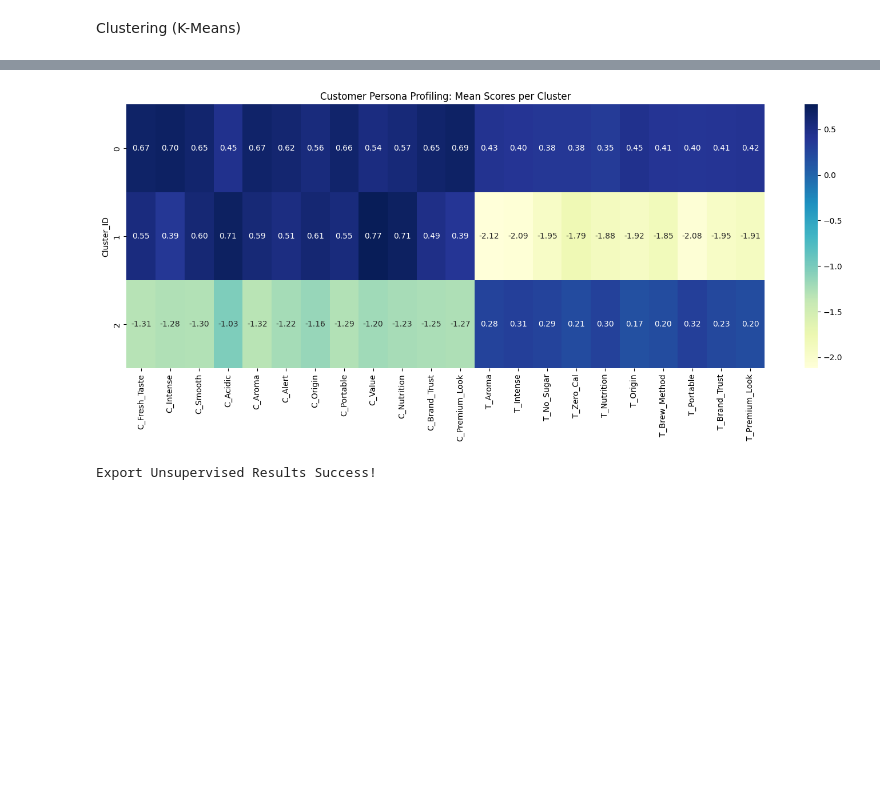
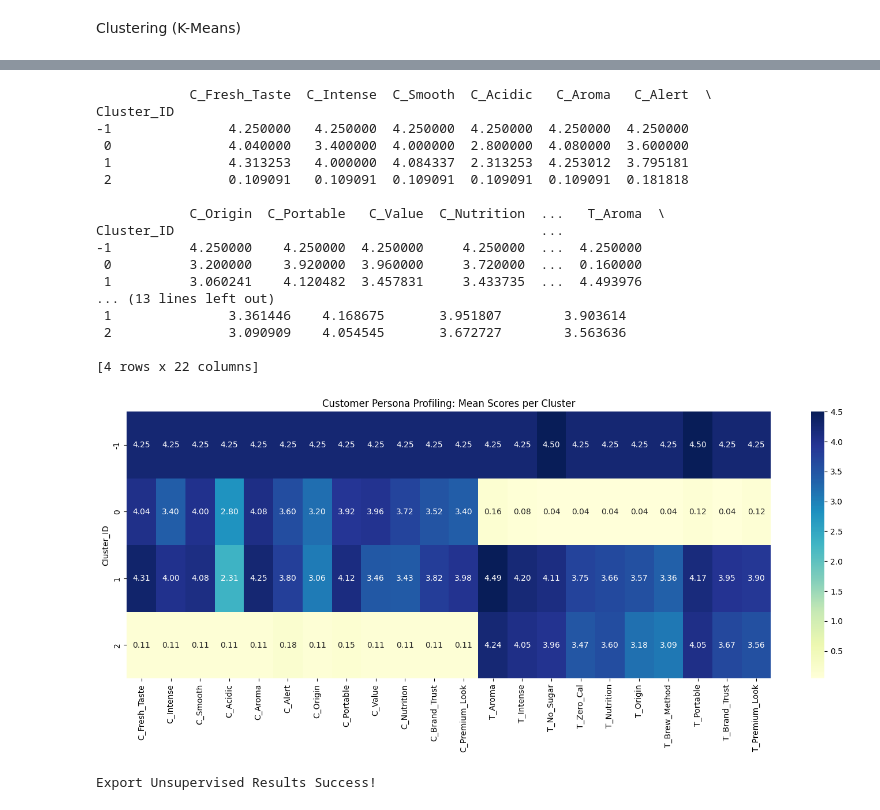
Before and after one commit to Kawiniee/Final_Project_4, a Jupyter notebook: unsupervised.ipynb, the cells around one changed output, grey strips where cells are left out. Drawn from its saved outputs; the diff is of its cells as text; code cells hidden in the pictures; blank space fills up the shorter version.

```diff
--- a/unsupervised.ipynb
+++ b/unsupervised.ipynb
@@ -8,5 +8,6 @@ import matplotlib.pyplot as plt
 # %% [markdown]
 Import Data
 # %%
-data = pd.read_csv('Unsupervised.csv')
+data = pd.read_csv('for_unsupervised.csv')
 data = data.drop(['C_Occasion', 'T_Occasion'], axis=1)
+data.shape
@@ -142,0 +137,21 @@ data_for_clustering = data_scaled[data_scaled['is_anomaly'] == 0].drop(columns=[
+# %%
+from sklearn.preprocessing import StandardScaler
+
+# 1. แยกคอลัมน์ที่ไม่ต้องการสเกลออกมาเก็บไว้ก่อน
+is_anomaly_col = data['is_anomaly']
+
+# 2. เลือกเฉพาะคอลัมน์ที่เป็น Feature (ตัวเลข 1-5) มาสเกล
+# โดยการ drop คอลัมน์ที่เราไม่ต้องการสเกลออก
+features_to_scale = data.drop(columns=['is_anomaly'])
+
+# 3. ทำการ Scaling
+scaler = StandardScaler()
+scaled_array = scaler.fit_transform(features_to_scale)
+
+# 4. สร้าง DataFrame ใหม่จากค่าที่สเกลแล้ว
+data_scaled = pd.DataFrame(scaled_array, columns=features_to_scale.columns, index=data.index)
+
+# 5. เอาคอลัมน์ที่แยกไว้ตอนแรก กลับไปแปะคืน
+data_scaled['is_anomaly'] = is_anomaly_col
+
+data_scaled.head()
@@ -146,11 +242,12 @@ Elbow Method for KMeans
 from sklearn.cluster import KMeans
 import matplotlib.pyplot as plt
 
+data_clustering = data_scaled[data_scaled['is_anomaly'] == 0].drop(columns=['is_anomaly'])
 # ใช้ data_for_clustering ที่เตรียมไว้
 wcss = []
 for i in range(1, 11):
     kmeans = KMeans(n_clusters=i, init='k-means++', random_state=42)
-    kmeans.fit(data_for_clustering)
+    kmeans.fit(data_clustering)
     wcss.append(kmeans.inertia_)
 
 # พล็อตกราฟ Elbow
@@ -167,10 +264,12 @@ Clustering (K-Means)
 # %%
 # Fit KMeans ด้วยข้อมูลที่ไม่มี Anomaly
 kmeans = KMeans(n_clusters=3, init='k-means++', random_state=42)
-kmeans.fit(data_for_clustering)
+kmeans.fit(data_clustering)
+clusters = kmeans.predict(data_clustering)
+# Predict และเก็บค่าลงใน data_scaled
+data_scaled['Cluster_ID'] = -1
 
-# Predict และเก็บค่าลงใน data_scaled
-data_scaled['Cluster_ID'] = kmeans.predict(data_scaled.drop(columns=['is_anomaly']))
+data_scaled.loc[data_scaled['is_anomaly'] == 0, 'Cluster_ID'] = clusters
 
 # ตรวจสอบผล
 print(data_scaled['Cluster_ID'].value_counts())
@@ -183,21 +314,42 @@ Name: count, dtype: int64
 # %%
+data['Cluster_ID'] = -1
+data.loc[data['is_anomaly'] == 0, 'Cluster_ID'] = clusters
+
 # กำหนดรายชื่อคอลัมน์ (Features) ที่จะใช้ทำ Profiling
 # โดยเลือกเฉพาะคอลัมน์ที่ขึ้นต้นด้วย C_ (Coffee) และ T_ (Tea) เท่านั้น
-feautres = [col for col in data_scaled.columns if col.startswith('C_') or col.startswith('T_')]
+feautres = [col for col in data.columns if col.startswith('C_') or col.startswith('T_')]
 
 # ทำ Profiling โดยการหาค่าเฉลี่ย (Mean) แยกตามกลุ่ม Cluster_ID
-cluster_profile = data_scaled.groupby('Cluster_ID')[feautres].mean()
+cluster_profile = data.groupby('Cluster_ID')[feautres].mean()
 
+print(cluster_profile)
 # แสดงผล Heatmap เพื่อวิเคราะห์จุดเด่นของแต่ละกลุ่ม
 import seaborn as sns
 import matplotlib.pyplot as plt
 
 plt.figure(figsize=(18, 6))
 sns.heatmap(cluster_profile, annot=True, cmap='YlGnBu', fmt='.2f')
 plt.title('Customer Persona Profiling: Mean Scores per Cluster')
 plt.show()
 # %% [output]
+            C_Fresh_Taste  C_Intense  C_Smooth  C_Acidic   C_Aroma   C_Alert  \
+Cluster_ID
+-1               4.250000   4.250000  4.250000  4.250000  4.250000  4.250000
+ 0               4.040000   3.400000  4.000000  2.800000  4.080000  3.600000
+ 1               4.313253   4.000000  4.084337  2.313253  4.253012  3.795181
+ 2               0.109091   0.109091  0.109091  0.109091  0.109091  0.181818
+
+            C_Origin  C_Portable   C_Value  C_Nutrition  ...   T_Aroma  \
+Cluster_ID                                               ...
+-1          4.250000    4.250000  4.250000     4.250000  ...  4.250000
+ 0          3.200000    3.920000  3.960000     3.720000  ...  0.160000
+ 1          3.060241    4.120482  3.457831     3.433735  ...  4.493976
+... (13 lines left out)
+ 1               3.361446    4.168675       3.951807        3.903614
+ 2               3.090909    4.054545       3.672727        3.563636
+
+[4 rows x 22 columns]
-[figure, old version]
+[figure, new version]
 # %%
 # สร้าง row_id จาก Index เพื่อใช้เป็น Key ในการ Merge ข้อมูล
 data_scaled['row_id'] = data_scaled.index
```
Also changed, not shown: parts of 23 cells of this notebook, 7 other files.
